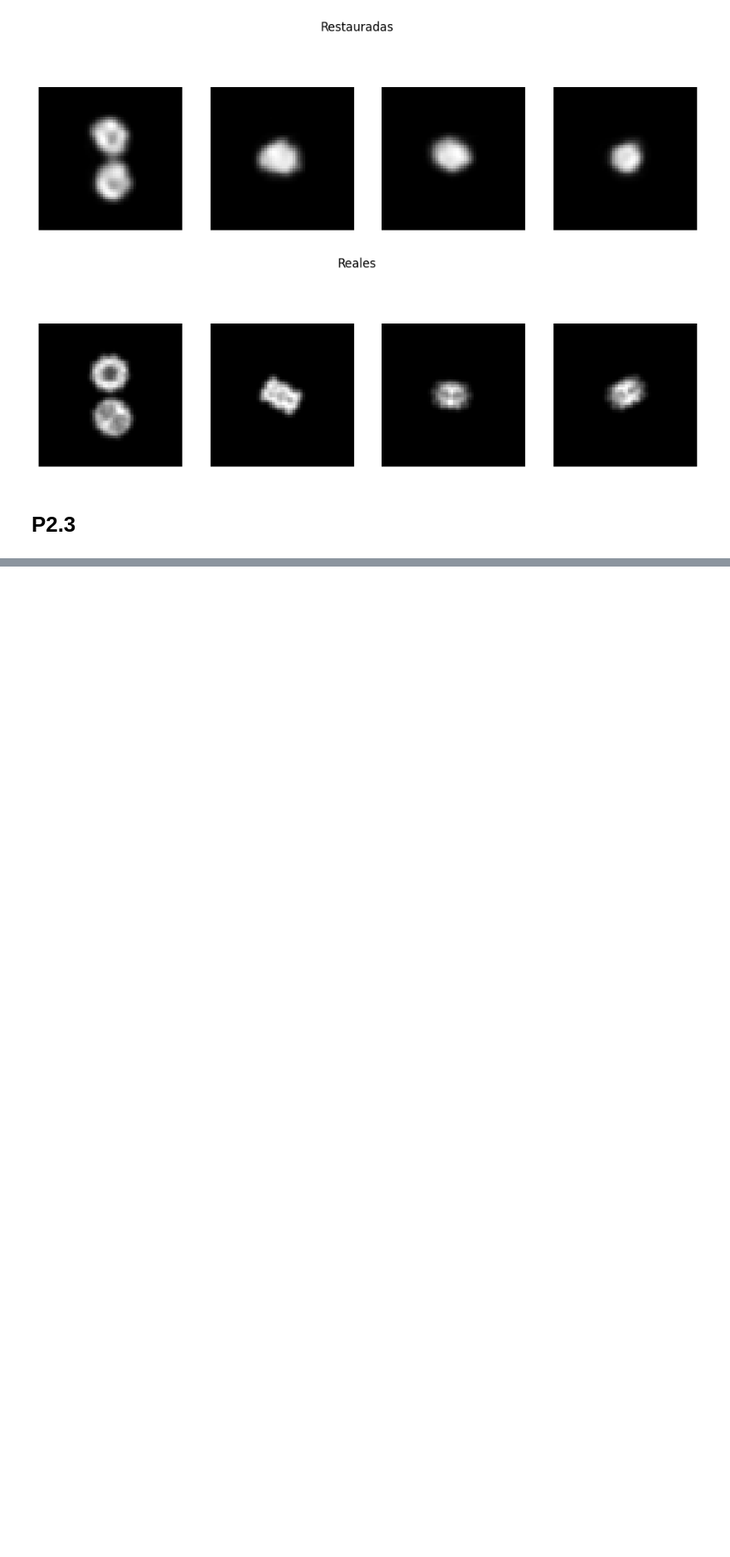
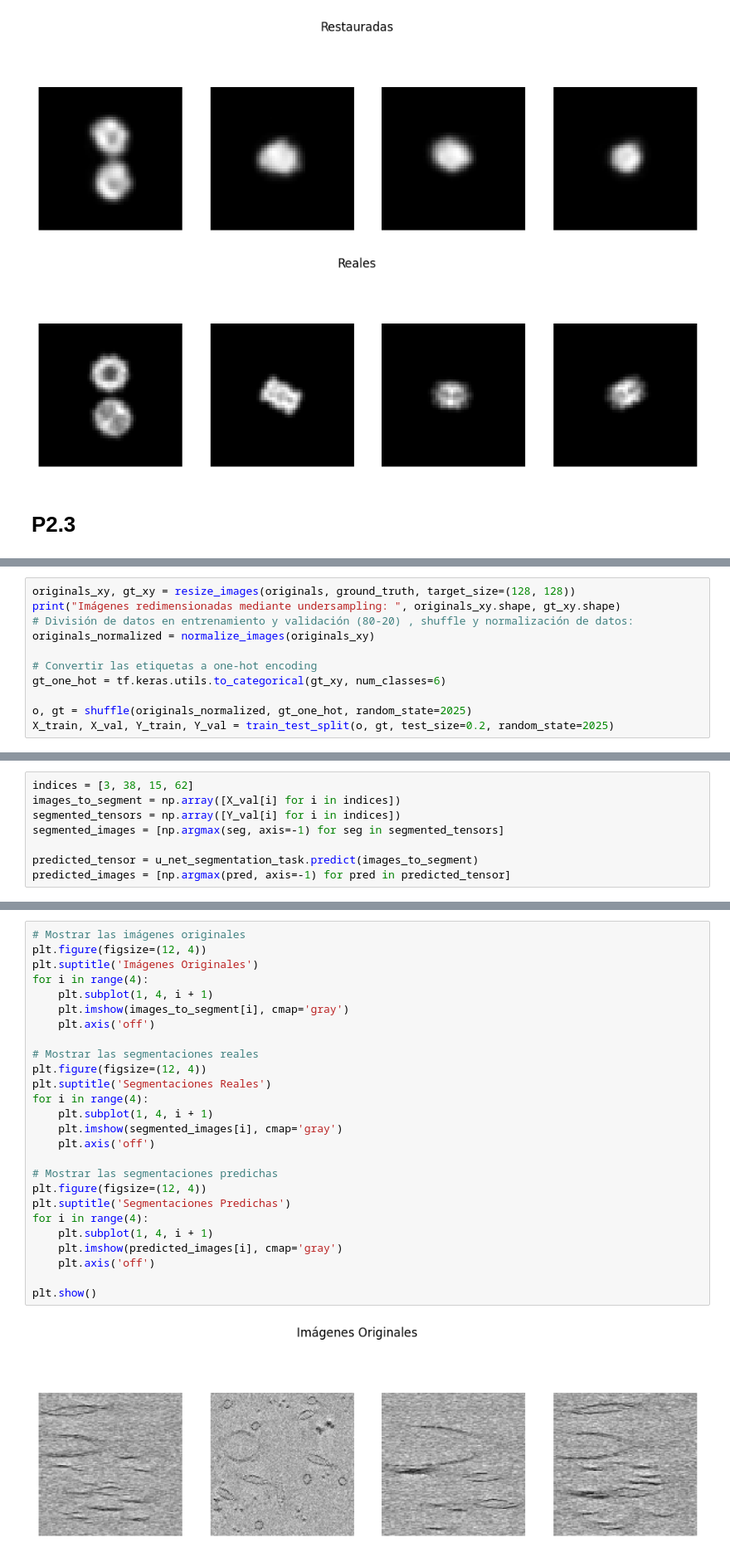
Before and after one commit to rubengilmartinez/DL-Lab, a Jupyter notebook: ENTREGABLES/Entregable2_DL_RGM.ipynb, the cells around one changed output, grey strips where cells are left out. Shown at 83% size. Saved outputs shown, nothing was run; the diff lists cells and outputs as text; blank space fills up the shorter version.

```diff
--- a/ENTREGABLES/Entregable2_DL_RGM.ipynb
+++ b/ENTREGABLES/Entregable2_DL_RGM.ipynb
@@ -698,0 +1046,11 @@ for i in range(4):
+# %%
+originals_xy, gt_xy = resize_images(originals, ground_truth, target_size=(128, 128))
+print("Imágenes redimensionadas mediante undersampling: ", originals_xy.shape, gt_xy.shape)
+# División de datos en entrenamiento y validación (80-20) , shuffle y normalización de datos:
+originals_normalized = normalize_images(originals_xy)
+
+# Convertir las etiquetas a one-hot encoding
+gt_one_hot = tf.keras.utils.to_categorical(gt_xy, num_classes=6)
+
+o, gt = shuffle(originals_normalized, gt_one_hot, random_state=2025)
+X_train, X_val, Y_train, Y_val = train_test_split(o, gt, test_size=0.2, random_state=2025)
@@ -698,0 +1209,8 @@ for i in range(4):
+# %%
+indices = [3, 38, 15, 62]
+images_to_segment = np.array([X_val[i] for i in indices])
+segmented_tensors = np.array([Y_val[i] for i in indices])
+segmented_images = [np.argmax(seg, axis=-1) for seg in segmented_tensors]
+
+predicted_tensor = u_net_segmentation_task.predict(images_to_segment)
+predicted_images = [np.argmax(pred, axis=-1) for pred in predicted_tensor]
@@ -698,0 +1219,28 @@ for i in range(4):
+# %%
+# Mostrar las imágenes originales
+plt.figure(figsize=(12, 4))
+plt.suptitle('Imágenes Originales')
+for i in range(4):
+    plt.subplot(1, 4, i + 1)
+    plt.imshow(images_to_segment[i], cmap='gray')
+    plt.axis('off')
+
+# Mostrar las segmentaciones reales
+plt.figure(figsize=(12, 4))
+plt.suptitle('Segmentaciones Reales')
+for i in range(4):
+    plt.subplot(1, 4, i + 1)
+    plt.imshow(segmented_images[i], cmap='gray')
+    plt.axis('off')
+
+# Mostrar las segmentaciones predichas
+plt.figure(figsize=(12, 4))
+plt.suptitle('Segmentaciones Predichas')
+for i in range(4):
+    plt.subplot(1, 4, i + 1)
+    plt.imshow(predicted_images[i], cmap='gray')
+    plt.axis('off')
+
+plt.show()
+# %% [output]
+[figure, added]
```
Also changed, not shown: parts of 41 cells of this notebook, 1 other file.
